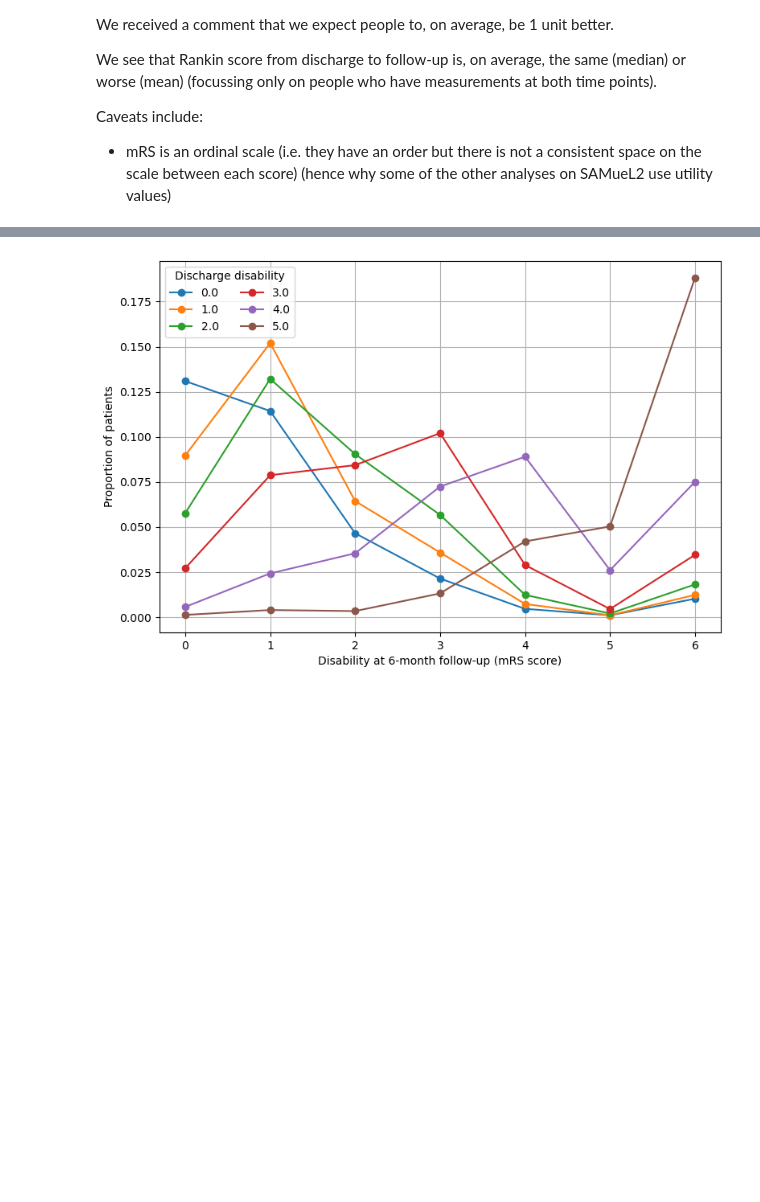
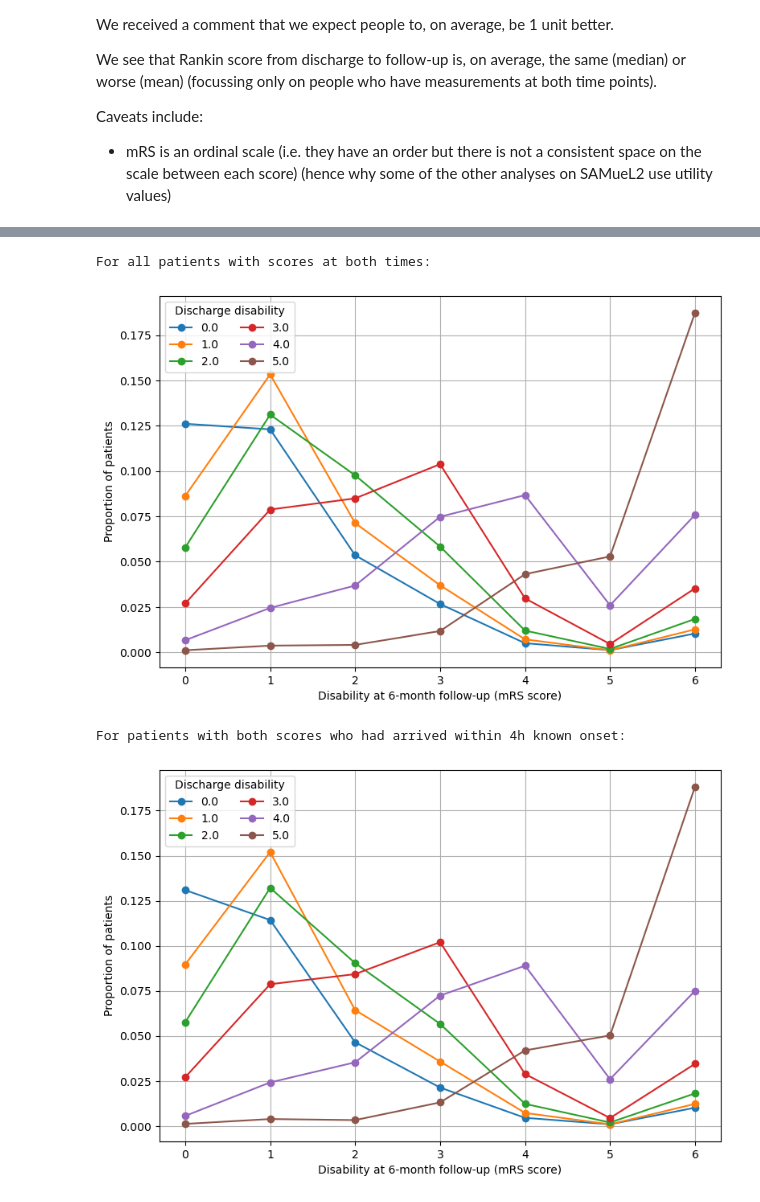
Before and after one commit to samuel-book/samuel_2_data_prep, a Jupyter notebook: descriptive_statistics/disability_6_months.ipynb, the cells around one changed output, grey strips where cells are left out. Cells and saved outputs as stored; diff of their text form; code cells hidden in the pictures; blank space fills up the shorter version.

```diff
--- a/descriptive_statistics/disability_6_months.ipynb
+++ b/descriptive_statistics/disability_6_months.ipynb
@@ -32,6 +37,7 @@ class Paths:
 
     data_path = './../output/'
     data_filename = 'reformatted_data.csv'
+    admission_only_filename = 'reformatted_data_admissions_only.csv'
 
 
 paths = Paths()
@@ -39,3 +45,5 @@ paths = Paths()
 # Load data
 data = pd.read_csv(os.path.join(paths.data_path,
                                 paths.data_filename))
+data_full = pd.read_csv(os.path.join(paths.data_path,
+                                     paths.admission_only_filename))
@@ -72,8 +179,0 @@ Average stroke severity of patients seen for 6 month follow up is milder than th
-# %%
-# Group by whether disability at 6 months is known and compare stroke severity
-data['disability_6_month_known'] = (
-    data['disability_6_month']
-    .isnull()
-    .map({True: 'No (missing)', False: 'Yes (present)'}))
-
-data.groupby('disability_6_month_known')['stroke_severity'].describe()
@@ -168,27 +321,38 @@ plt.show()
 # %%
-# Find proportion with each disability at 6 months,
-# grouped by discharge disability
-followup = (data
-            .groupby('discharge_disability')['disability_6_month']
-            .value_counts(normalize=True, dropna=False)
-            .reset_index(name='prop')
-            .sort_values(by=['discharge_disability', 'disability_6_month']))
+def plot_follow_up_by_discharge(df):
+    # Find proportion with each disability at 6 months,
+    # grouped by discharge disability
+    followup = (df
+                .groupby('discharge_disability')['disability_6_month']
+                .value_counts(normalize=True, dropna=False)
+                .reset_index(name='prop')
+                .sort_values(by=['discharge_disability',
+                                 'disability_6_month']))
 
-# Pivot those results so they're suitable for plot
-followup_p = (followup
-              .dropna()
-              .pivot(columns='disability_6_month',
-                     index='discharge_disability',
-                     values='prop'))
+    # Pivot those results so they're suitable for plot
+    followup_p = (followup
+                  .dropna()
+                  .pivot(columns='disability_6_month',
+                         index='discharge_disability',
+                         values='prop'))
 
-# Create plot (line plot as easier to see difference in proportions)
-fig, ax = plt.subplots(figsize=(9, 6))
-ax.plot(followup_p.T, marker='o')
-ax.set_xlabel('Disability at 6-month follow-up (mRS score)')
-ax.set_ylabel('Proportion of patients')
-ax.legend(ax.get_lines(), followup_p.columns, loc='best',
-          title='Discharge disability', ncol=2)
-ax.grid()
-plt.show()
+    # Create plot (line plot as easier to see difference in proportions)
+    fig, ax = plt.subplots(figsize=(9, 6))
+    ax.plot(followup_p.T, marker='o')
+    ax.set_xlabel('Disability at 6-month follow-up (mRS score)')
+    ax.set_ylabel('Proportion of patients')
+    ax.legend(ax.get_lines(), followup_p.columns, loc='best',
+              title='Discharge disability', ncol=2)
+    ax.grid()
+    plt.show()
+
+
+print('For all patients with scores at both times:')
+plot_follow_up_by_discharge(data_full)
+print('For patients with both scores who had arrived within 4h known onset:')
+plot_follow_up_by_discharge(data)
 # %% [output]
+For all patients with scores at both times:
-[figure, old version]
+[figure, new version]
+For patients with both scores who had arrived within 4h known onset:
+[figure, added]
```
Also changed, not shown: parts of 22 cells of this notebook.
